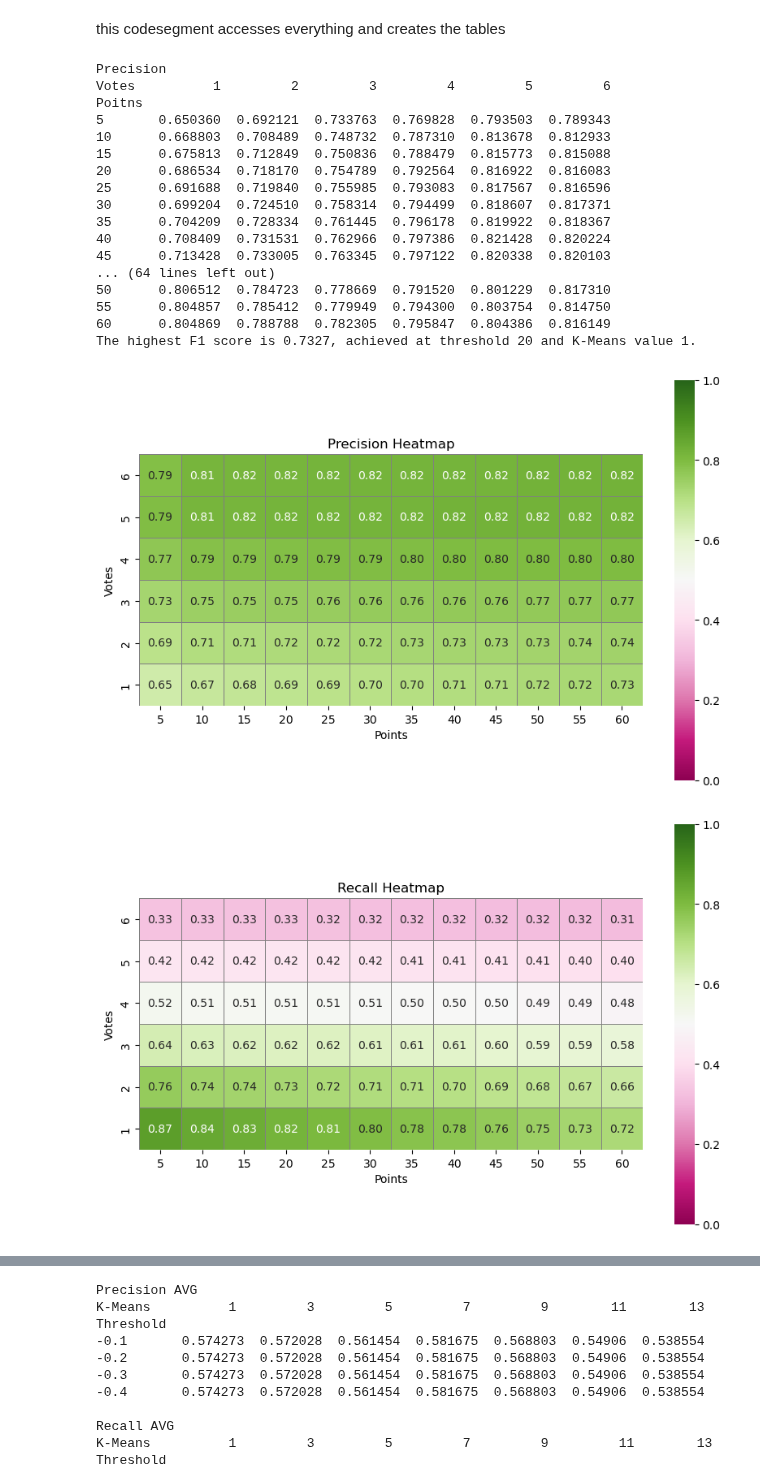
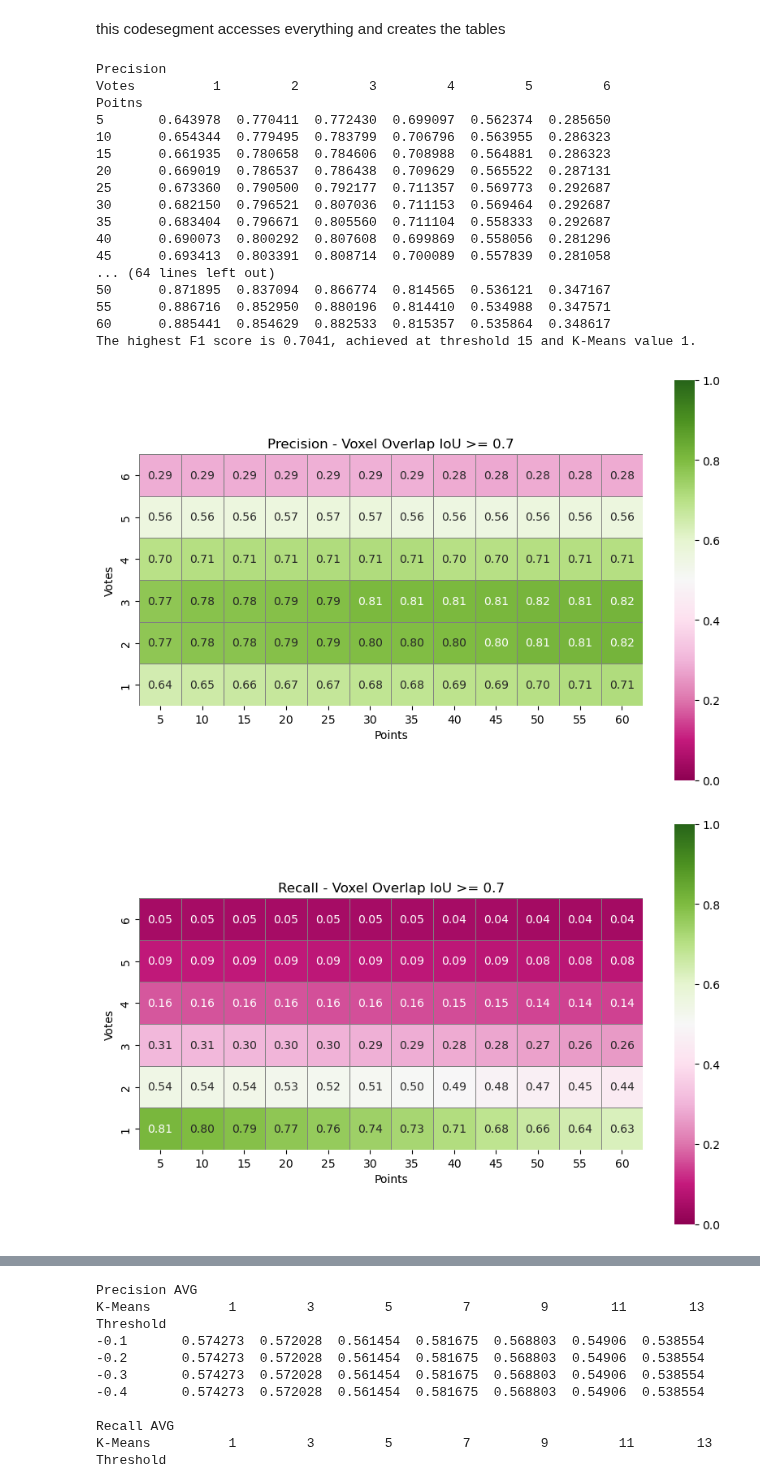
Before and after one commit to elikoller/OD3DU, a Jupyter notebook: sceneGraph_update/result_overview.ipynb, the cells around one changed output, grey strips where cells are left out. Saved outputs shown, nothing was run; the diff lists cells and outputs as text; code cells hidden in the pictures.

```diff
--- a/sceneGraph_update/result_overview.ipynb
+++ b/sceneGraph_update/result_overview.ipynb
@@ -12,7 +12,7 @@ import os
 import h5py
 import os.path as osp
 
-threshold = "0.3"
+threshold = "0.7"
 final_precision = []
 final_recall = []
 final_f1 = []
@@ -26,7 +26,7 @@ final_centers = []
         #             }
 
 # Access the contents
-filepath = osp.join("/media/ekoller/T7/center_statistics", threshold, "ref_obj_statistics.pkl")
+filepath = osp.join("/media/ekoller/T7/center_statistics", threshold, "test_ref_obj_statistics_test.pkl")
 with open(filepath, 'rb') as file:
     result = pickle.load(file)
 
@@ -142,20 +142,20 @@ print(f"The highest F1 score is {max_f1_value:.4f}, achieved at threshold {best_
 Precision
 Votes          1         2         3         4         5         6
 Poitns
-5       0.650360  0.692121  0.733763  0.769828  0.793503  0.789343
-10      0.668803  0.708489  0.748732  0.787310  0.813678  0.812933
-15      0.675813  0.712849  0.750836  0.788479  0.815773  0.815088
-20      0.686534  0.718170  0.754789  0.792564  0.816922  0.816083
-25      0.691688  0.719840  0.755985  0.793083  0.817567  0.816596
-30      0.699204  0.724510  0.758314  0.794499  0.818607  0.817371
-35      0.704209  0.728334  0.761445  0.796178  0.819922  0.818367
-40      0.708409  0.731531  0.762966  0.797386  0.821428  0.820224
-45      0.713428  0.733005  0.763345  0.797122  0.820338  0.820103
+5       0.643978  0.770411  0.772430  0.699097  0.562374  0.285650
+10      0.654344  0.779495  0.783799  0.706796  0.563955  0.286323
+15      0.661935  0.780658  0.784606  0.708988  0.564881  0.286323
+20      0.669019  0.786537  0.786438  0.709629  0.565522  0.287131
+25      0.673360  0.790500  0.792177  0.711357  0.569773  0.292687
+30      0.682150  0.796521  0.807036  0.711153  0.569464  0.292687
+35      0.683404  0.796671  0.805560  0.711104  0.558333  0.292687
+40      0.690073  0.800292  0.807608  0.699869  0.558056  0.281296
+45      0.693413  0.803391  0.808714  0.700089  0.557839  0.281058
 ... (64 lines left out)
-50      0.806512  0.784723  0.778669  0.791520  0.801229  0.817310
-55      0.804857  0.785412  0.779949  0.794300  0.803754  0.814750
-60      0.804869  0.788788  0.782305  0.795847  0.804386  0.816149
-The highest F1 score is 0.7327, achieved at threshold 20 and K-Means value 1.
+50      0.871895  0.837094  0.866774  0.814565  0.536121  0.347167
+55      0.886716  0.852950  0.880196  0.814410  0.534988  0.347571
+60      0.885441  0.854629  0.882533  0.815357  0.535864  0.348617
+The highest F1 score is 0.7041, achieved at threshold 15 and K-Means value 1.
 # %%
 #this section turnes the whole thing into a heat map
 
@@ -171,36 +171,36 @@ def plot_heatmap(dataframe, title):
 
     # Set the title and labels
     plt.title(title)
     plt.xlabel('Points')  # X-axis represents the original rows
     plt.ylabel('Votes')   # Y-axis represents the original columns
 
     # Invert the y-axis to position the corner at the top-left
     plt.gca().invert_yaxis()
 
     plt.show()
 
 def plot_heatmap_distance(dataframe, title):
     plt.figure(figsize=(10, 8))
     # Transpose the DataFrame to flip axes
     sns.heatmap(dataframe.T, annot=True, fmt=".2f", cmap='PiYG_r',  # Reverse colormap
                 cbar=True, square=True, linewidths=0.5, linecolor='gray',
                 vmin=0, vmax=2.5, cbar_kws={"shrink": 0.8})  # Adjust shrink here
 
     # Set the title and labels
     plt.title(title)
     plt.xlabel('Points')  # X-axis represents the original rows
     plt.ylabel('Votes')   # Y-axis represents the original columns
 
     # Invert the y-axis to position the corner at the top-left
     plt.gca().invert_yaxis()
 
     plt.show()
 
-plot_heatmap(df_precision, 'Precision Heatmap')
-plot_heatmap(df_recall, 'Recall Heatmap')
-plot_heatmap(df_f1, 'F1 Score Heatmap')
+plot_heatmap(df_precision, 'Precision - Voxel Overlap IoU >= '+ threshold)
+plot_heatmap(df_recall, 'Recall - Voxel Overlap IoU >= ' + threshold)
+plot_heatmap(df_f1, 'F1 Score - Voxel Overlap IoU >= ' + threshold)
 plot_heatmap(df_boxes, 'Box IoU Heatmap')
-plot_heatmap_distance(df_centers, 'Center Distance Heatmap')
+plot_heatmap_distance(df_centers, 'Center Distance - Voxel Overlap IoU >= ' + threshold)
 # %% [output]
-[figure, old version]
+[figure, new version]
-[figure, old version]
+[figure, new version]
```
Also changed, not shown: parts of 1 cell of this notebook, 4 other files.
